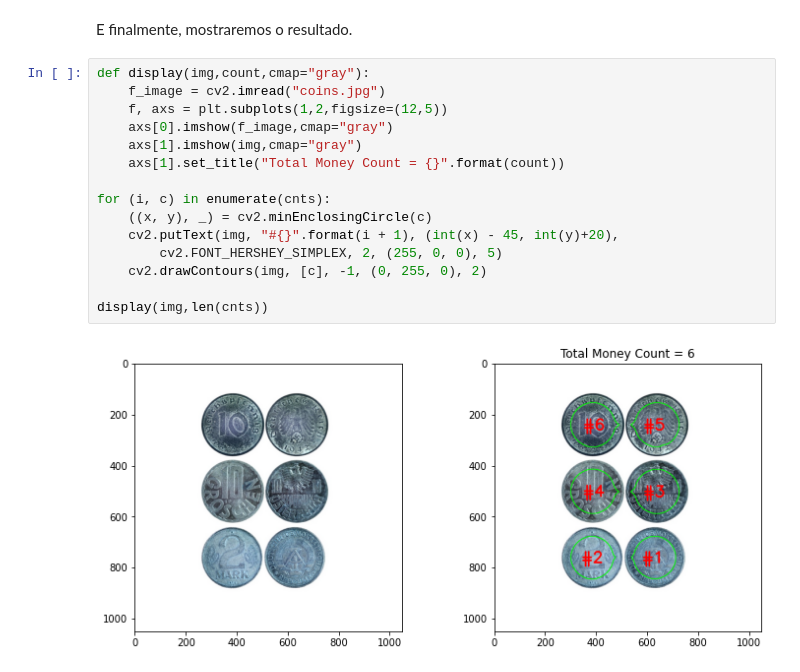
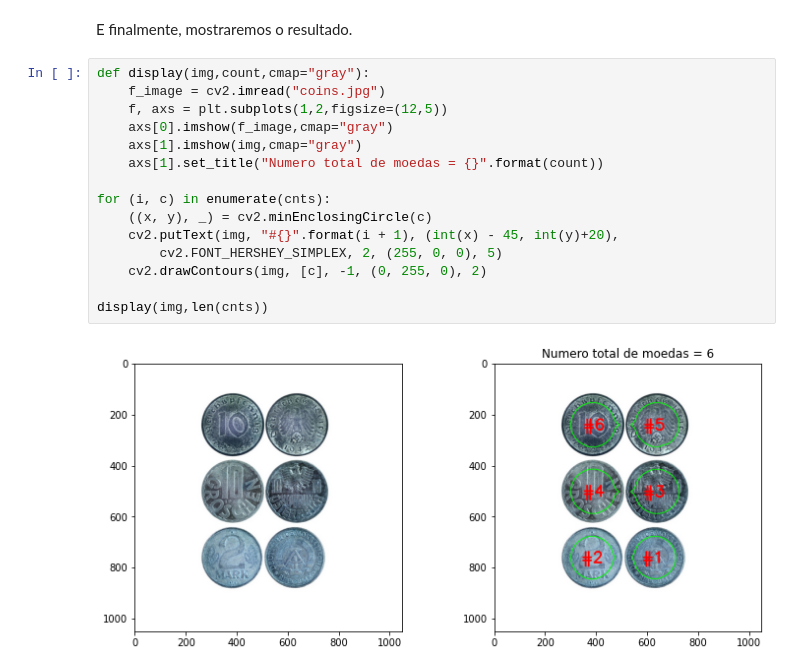
Before and after one commit to titocampos/Colaboratory, a Jupyter notebook: Contando_objetos_com_OpenCV.ipynb, the cells around one changed output. Saved outputs shown, nothing was run; the diff lists cells and outputs as text.

```diff
--- a/Contando_objetos_com_OpenCV.ipynb
+++ b/Contando_objetos_com_OpenCV.ipynb
@@ -65,17 +65,17 @@ E finalmente, mostraremos o resultado.
 # %%
 def display(img,count,cmap="gray"):
     f_image = cv2.imread("coins.jpg")
     f, axs = plt.subplots(1,2,figsize=(12,5))
     axs[0].imshow(f_image,cmap="gray")
     axs[1].imshow(img,cmap="gray")
-    axs[1].set_title("Total Money Count = {}".format(count))
+    axs[1].set_title("Numero total de moedas = {}".format(count))
 
 for (i, c) in enumerate(cnts):
 	((x, y), _) = cv2.minEnclosingCircle(c)
 	cv2.putText(img, "#{}".format(i + 1), (int(x) - 45, int(y)+20),
 		cv2.FONT_HERSHEY_SIMPLEX, 2, (255, 0, 0), 5)
 	cv2.drawContours(img, [c], -1, (0, 255, 0), 2)
 
 display(img,len(cnts))
 # %% [output]
-[figure, old version]
+[figure, new version]
```
